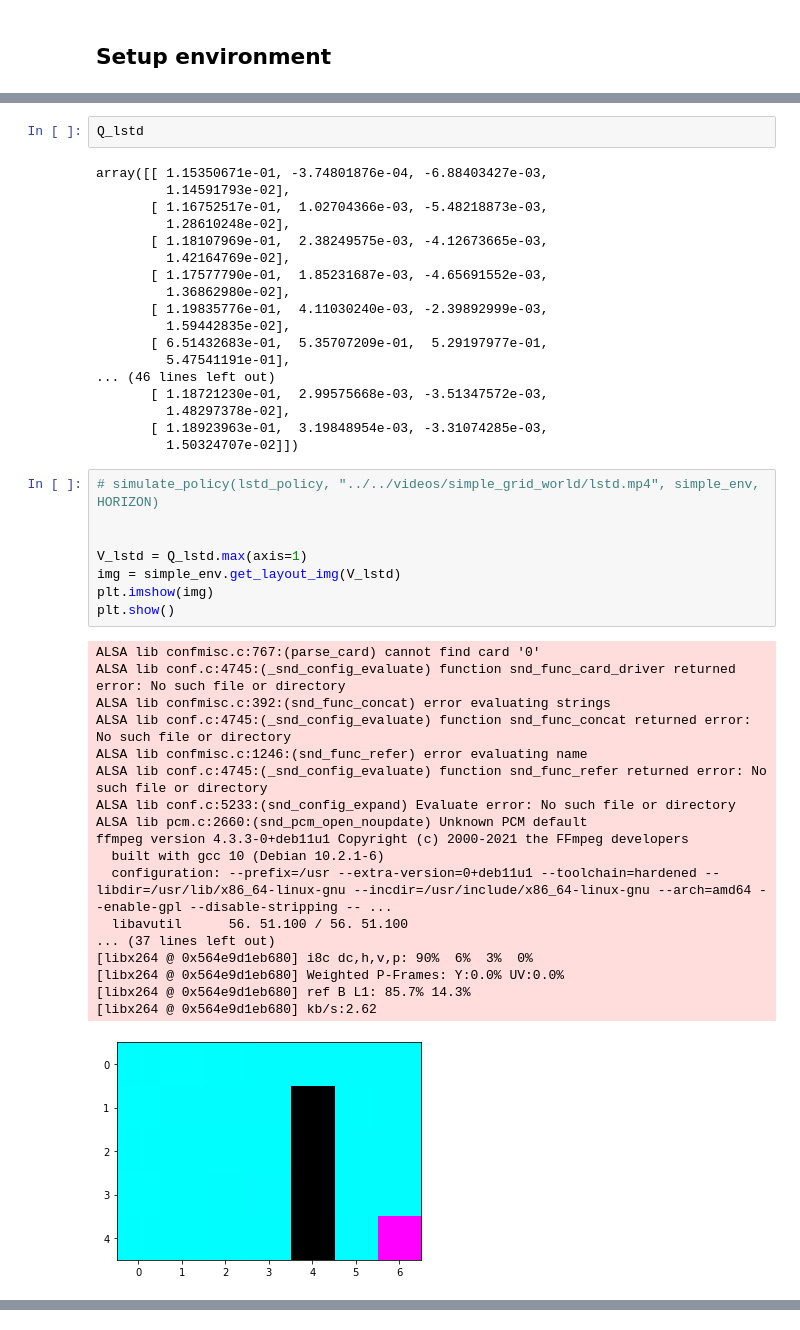
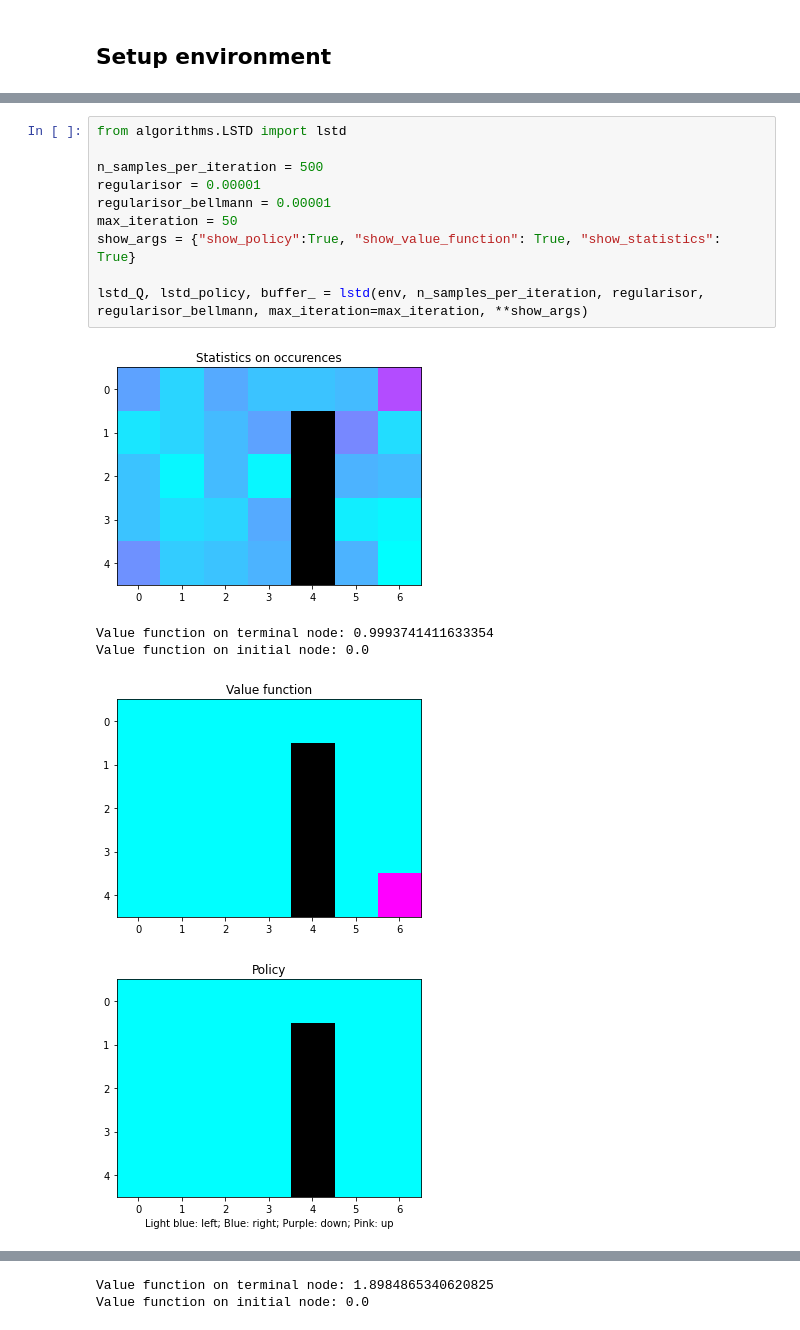
Before and after one commit to theovincent/ReinforcementLearningWithDemonstration, a Jupyter notebook: simulators/grid_world/simulate_algorithms.ipynb, the cells around one changed output, grey strips where cells are left out. Cells and saved outputs as stored; diff of their text form.

Commit message:
LSTD working

```diff
--- a/simulators/grid_world/simulate_algorithms.ipynb
+++ b/simulators/grid_world/simulate_algorithms.ipynb
@@ -195,47 +51,16 @@ Value function on initial node: 0.10495162059653412
-# %%
-Q_lstd
-# %% [output]
-array([[ 1.15350671e-01, -3.74801876e-04, -6.88403427e-03,
-         1.14591793e-02],
-       [ 1.16752517e-01,  1.02704366e-03, -5.48218873e-03,
-         1.28610248e-02],
-       [ 1.18107969e-01,  2.38249575e-03, -4.12673665e-03,
-         1.42164769e-02],
-       [ 1.17577790e-01,  1.85231687e-03, -4.65691552e-03,
-         1.36862980e-02],
-       [ 1.19835776e-01,  4.11030240e-03, -2.39892999e-03,
-         1.59442835e-02],
-       [ 6.51432683e-01,  5.35707209e-01,  5.29197977e-01,
-         5.47541191e-01],
-... (46 lines left out)
-       [ 1.18721230e-01,  2.99575668e-03, -3.51347572e-03,
-         1.48297378e-02],
-       [ 1.18923963e-01,  3.19848954e-03, -3.31074285e-03,
-         1.50324707e-02]])
-# %%
-# simulate_policy(lstd_policy, "../../videos/simple_grid_world/lstd.mp4", simple_env, HORIZON)
-
-
-V_lstd = Q_lstd.max(axis=1)
-img = simple_env.get_layout_img(V_lstd)
-plt.imshow(img)
-plt.show()
-# %% [output]
-ALSA lib confmisc.c:767:(parse_card) cannot find card '0'
-ALSA lib conf.c:4745:(_snd_config_evaluate) function snd_func_card_driver returned error: No such file or directory
-ALSA lib confmisc.c:392:(snd_func_concat) error evaluating strings
-ALSA lib conf.c:4745:(_snd_config_evaluate) function snd_func_concat returned error: No such file or directory
-ALSA lib confmisc.c:1246:(snd_func_refer) error evaluating name
-ALSA lib conf.c:4745:(_snd_config_evaluate) function snd_func_refer returned error: No such file or directory
-ALSA lib conf.c:5233:(snd_config_expand) Evaluate error: No such file or directory
-ALSA lib pcm.c:2660:(snd_pcm_open_noupdate) Unknown PCM default
-ffmpeg version 4.3.3-0+deb11u1 Copyright (c) 2000-2021 the FFmpeg developers
-  built with gcc 10 (Debian 10.2.1-6)
-  configuration: --prefix=/usr --extra-version=0+deb11u1 --toolchain=hardened --libdir=/usr/lib/x86_64-linux-gnu --incdir=/usr/include/x86_64-linux-gnu --arch=amd64 --enable-gpl --disable-stripping -- ...
-  libavutil      56. 51.100 / 56. 51.100
-... (37 lines left out)
-[libx264 @ 0x564e9d1eb680] i8c dc,h,v,p: 90%  6%  3%  0%
-[libx264 @ 0x564e9d1eb680] Weighted P-Frames: Y:0.0% UV:0.0%
-[libx264 @ 0x564e9d1eb680] ref B L1: 85.7% 14.3%
-[libx264 @ 0x564e9d1eb680] kb/s:2.62
-[figure, removed]
+# %%
+from algorithms.LSTD import lstd
+
+n_samples_per_iteration = 500
+regularisor = 0.00001
+regularisor_bellmann = 0.00001
+max_iteration = 50
+show_args = {"show_policy":True, "show_value_function": True, "show_statistics": True}
+
+lstd_Q, lstd_policy, buffer_ = lstd(env, n_samples_per_iteration, regularisor, regularisor_bellmann, max_iteration=max_iteration, **show_args)
+# %% [output]
+[figure, added]
+Value function on terminal node: 0.9993741411633354
+Value function on initial node: 0.0
+[figure, added]
+[figure, added]
@@ -241,0 +68,2 @@ ffmpeg version 4.3.3-0+deb11u1 Copyright (c) 2000-2021 the FFmpeg developers
+Value function on terminal node: 1.8984865340620825
+Value function on initial node: 0.0
```
Also changed, not shown: parts of 8 cells of this notebook, 5 other files.
